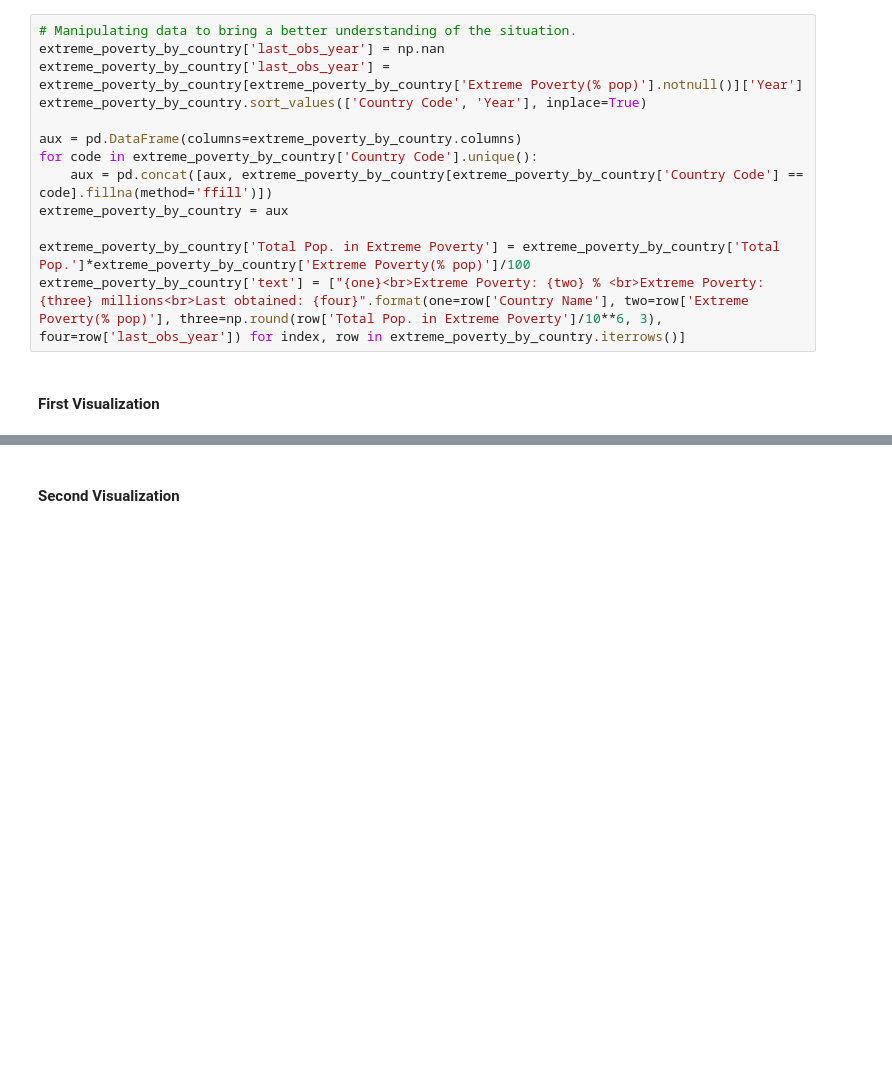
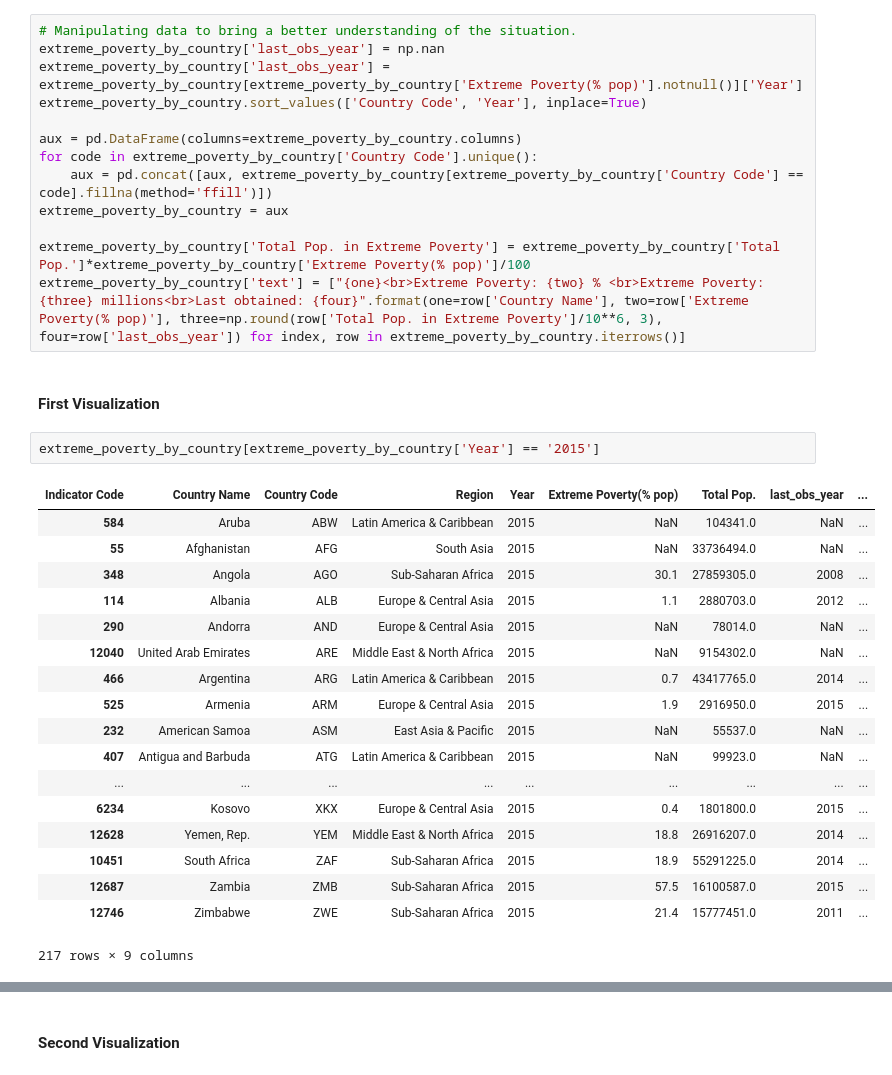
Before and after one commit to torres07/pg-infoviz, a Jupyter notebook: extreme_poverty_storytelling.ipynb, the cells around one changed output, grey strips where cells are left out. Cells and saved outputs as stored; diff of their text form; blank space fills up the shorter version.

```diff
--- a/extreme_poverty_storytelling.ipynb
+++ b/extreme_poverty_storytelling.ipynb
@@ -267,5 +263,26 @@ extreme_poverty_by_country['Total Pop. in Extreme Poverty'] = extreme_poverty_by
 extreme_poverty_by_country['text'] = ["{one}<br>Extreme Poverty: {two} % <br>Extreme Poverty: {three} millions<br>Last obtained: {four}".format(one=row['Country Name'], two=row['Extreme Poverty(% pop)'], three=np.round(row['Total Pop. in Extreme Poverty']/10**6, 3), four=row['last_obs_year']) for index, row in extreme_poverty_by_country.iterrows()]
 # %% [markdown]
 #### First Visualization
+# %%
+extreme_poverty_by_country[extreme_poverty_by_country['Year'] == '2015']
+# %% [output]
+| Indicator Code | Country Name | Country Code | Region | Year | Extreme Poverty(% pop) | Total Pop. | last_obs_year | ... |
+| 584 | Aruba | ABW | Latin America & Caribbean | 2015 | NaN | 104341.0 | NaN | ... |
+| 55 | Afghanistan | AFG | South Asia | 2015 | NaN | 33736494.0 | NaN | ... |
+| 348 | Angola | AGO | Sub-Saharan Africa | 2015 | 30.1 | 27859305.0 | 2008 | ... |
+| 114 | Albania | ALB | Europe & Central Asia | 2015 | 1.1 | 2880703.0 | 2012 | ... |
+| 290 | Andorra | AND | Europe & Central Asia | 2015 | NaN | 78014.0 | NaN | ... |
+| 12040 | United Arab Emirates | ARE | Middle East & North Africa | 2015 | NaN | 9154302.0 | NaN | ... |
+| 466 | Argentina | ARG | Latin America & Caribbean | 2015 | 0.7 | 43417765.0 | 2014 | ... |
+| 525 | Armenia | ARM | Europe & Central Asia | 2015 | 1.9 | 2916950.0 | 2015 | ... |
+| 232 | American Samoa | ASM | East Asia & Pacific | 2015 | NaN | 55537.0 | NaN | ... |
+| 407 | Antigua and Barbuda | ATG | Latin America & Caribbean | 2015 | NaN | 99923.0 | NaN | ... |
+| ... | ... | ... | ... | ... | ... | ... | ... | ... |
+| 6234 | Kosovo | XKX | Europe & Central Asia | 2015 | 0.4 | 1801800.0 | 2015 | ... |
+| 12628 | Yemen, Rep. | YEM | Middle East & North Africa | 2015 | 18.8 | 26916207.0 | 2014 | ... |
+| 10451 | South Africa | ZAF | Sub-Saharan Africa | 2015 | 18.9 | 55291225.0 | 2014 | ... |
+| 12687 | Zambia | ZMB | Sub-Saharan Africa | 2015 | 57.5 | 16100587.0 | 2015 | ... |
+| 12746 | Zimbabwe | ZWE | Sub-Saharan Africa | 2015 | 21.4 | 15777451.0 | 2011 | ... |
+217 rows × 9 columns
 # %%
 data_slider = []
```
Also changed, not shown: parts of 3 cells of this notebook, 1 other file.
